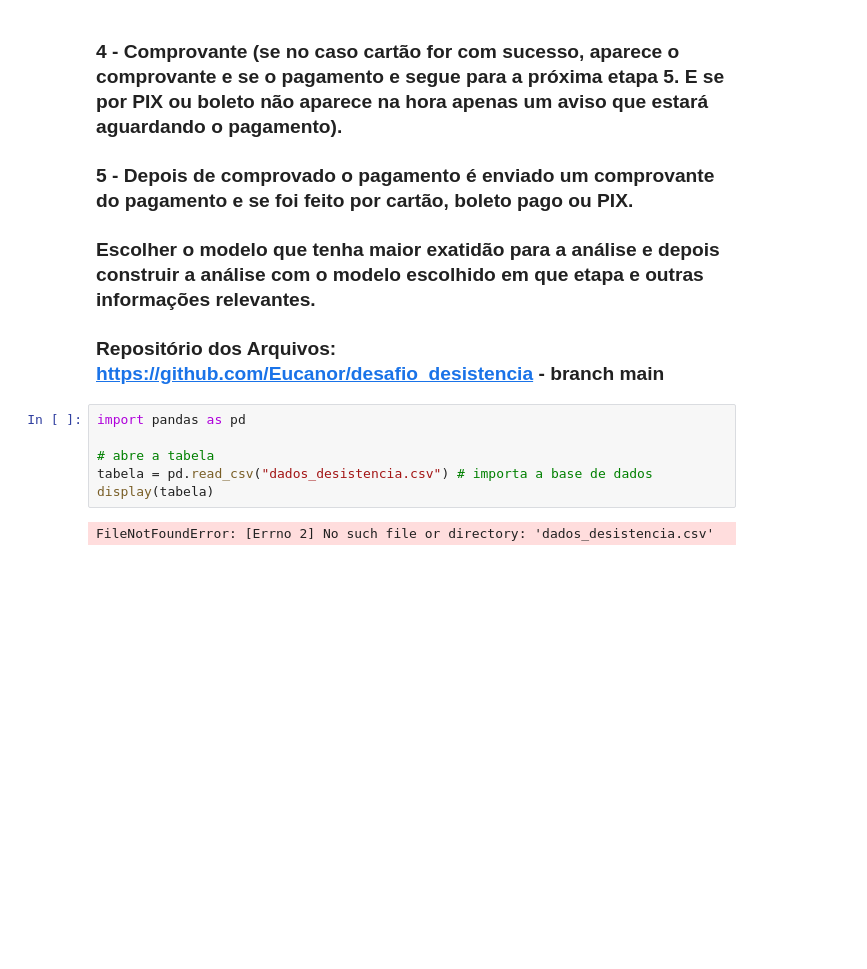
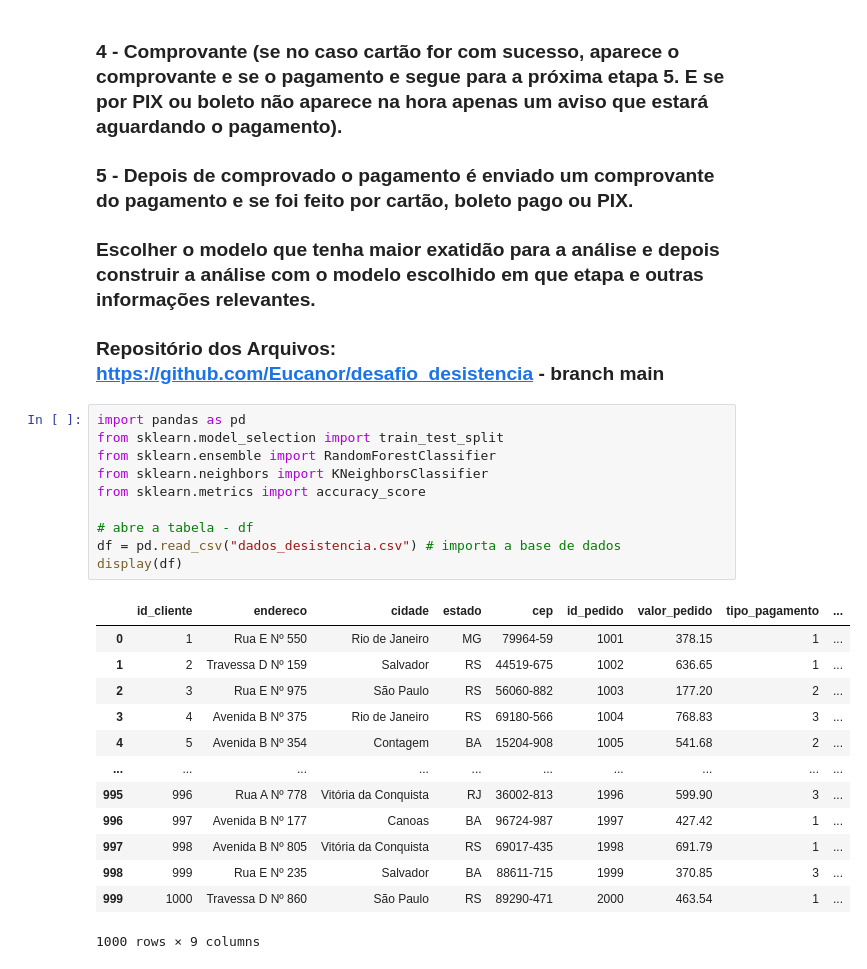
Before and after one commit to Eucanor/desafio_desistencia, a Jupyter notebook: analise_desistencia.ipynb, the cells around one changed output. Saved outputs shown, nothing was run; the diff lists cells and outputs as text; blank space fills up the shorter version.

```diff
--- a/analise_desistencia.ipynb
+++ b/analise_desistencia.ipynb
@@ -15,9 +15,25 @@
 ### Repositório dos Arquivos: https://github.com/Eucanor/desafio_desistencia - branch main
 # %%
 import pandas as pd
+from sklearn.model_selection import train_test_split
+from sklearn.ensemble import RandomForestClassifier
+from sklearn.neighbors import KNeighborsClassifier
+from sklearn.metrics import accuracy_score
 
-# abre a tabela
-tabela = pd.read_csv("dados_desistencia.csv") # importa a base de dados
-display(tabela)
+# abre a tabela - df
+df = pd.read_csv("dados_desistencia.csv") # importa a base de dados
+display(df)
 # %% [output]
+|  | id_cliente | endereco | cidade | estado | cep | id_pedido | valor_pedido | tipo_pagamento | ... |
+| 0 | 1 | Rua E Nº 550 | Rio de Janeiro | MG | 79964-59 | 1001 | 378.15 | 1 | ... |
+| 1 | 2 | Travessa D Nº 159 | Salvador | RS | 44519-675 | 1002 | 636.65 | 1 | ... |
+| 2 | 3 | Rua E Nº 975 | São Paulo | RS | 56060-882 | 1003 | 177.20 | 2 | ... |
+| 3 | 4 | Avenida B Nº 375 | Rio de Janeiro | RS | 69180-566 | 1004 | 768.83 | 3 | ... |
+| 4 | 5 | Avenida B Nº 354 | Contagem | BA | 15204-908 | 1005 | 541.68 | 2 | ... |
+| ... | ... | ... | ... | ... | ... | ... | ... | ... | ... |
+| 995 | 996 | Rua A Nº 778 | Vitória da Conquista | RJ | 36002-813 | 1996 | 599.90 | 3 | ... |
+| 996 | 997 | Avenida B Nº 177 | Canoas | BA | 96724-987 | 1997 | 427.42 | 1 | ... |
+| 997 | 998 | Avenida B Nº 805 | Vitória da Conquista | RS | 69017-435 | 1998 | 691.79 | 1 | ... |
+| 998 | 999 | Rua E Nº 235 | Salvador | BA | 88611-715 | 1999 | 370.85 | 3 | ... |
+| 999 | 1000 | Travessa D Nº 860 | São Paulo | RS | 89290-471 | 2000 | 463.54 | 1 | ... |
-FileNotFoundError: [Errno 2] No such file or directory: 'dados_desistencia.csv'
+1000 rows × 9 columns
```
Also changed, not shown: parts of 6 cells of this notebook.
